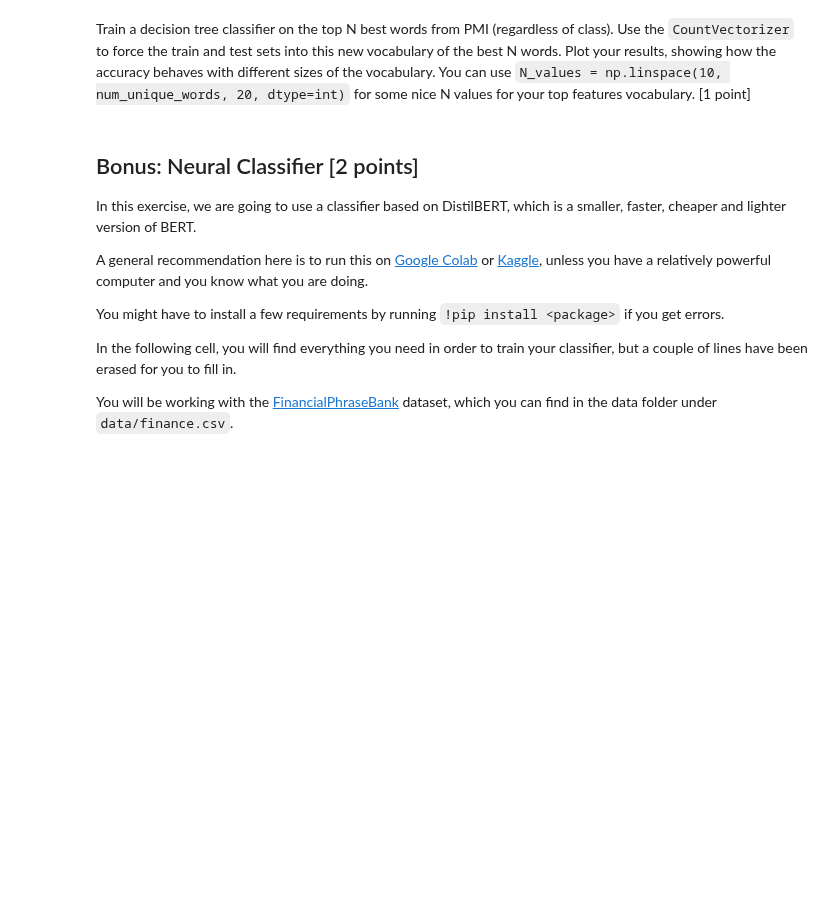
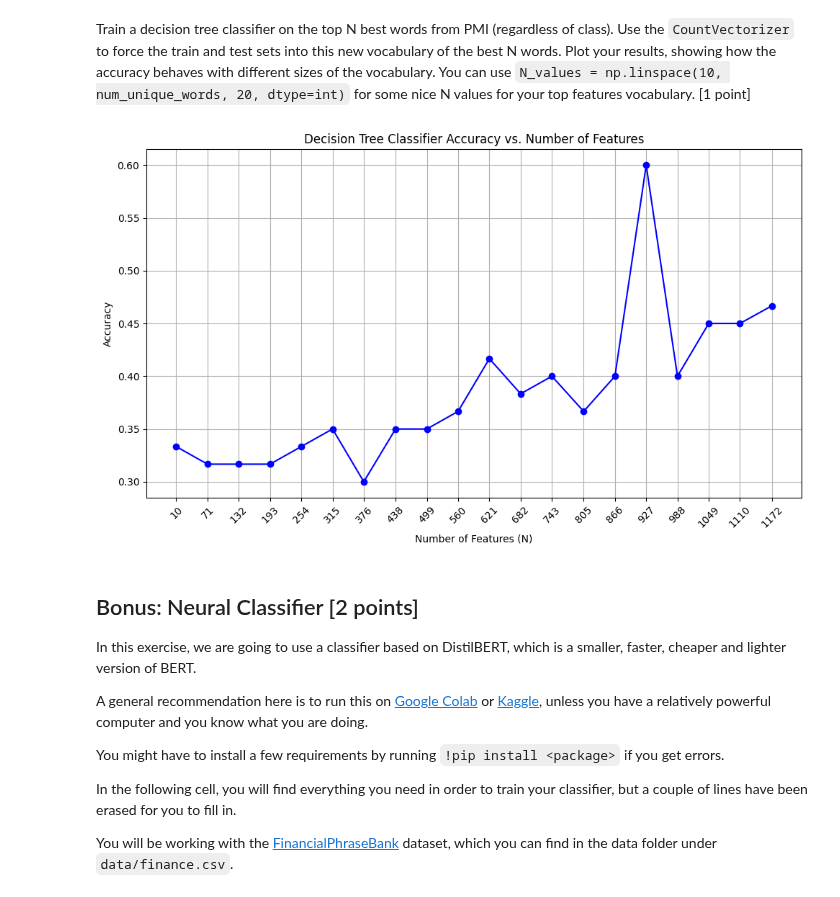
Before and after one commit to Maxewang0220/SNLP, a Jupyter notebook: Assignment_7/Assignment7.ipynb, the cells around one changed output. Saved outputs shown, nothing was run; the diff lists cells and outputs as text; code cells hidden in the pictures; blank space fills up the shorter version.

```diff
--- a/Assignment_7/Assignment7.ipynb
+++ b/Assignment_7/Assignment7.ipynb
@@ -676,25 +758,69 @@ def top_n_features(pmi: Dict[Tuple[str, int], float], label_mapping: Dict[int, s
 Train a decision tree classifier on the top N best words from PMI (regardless of class). Use the `CountVectorizer` to force the train and test sets into this new vocabulary of the best N words. Plot your results, showing how the accuracy behaves with different sizes of the vocabulary.
 You can use `N_values = np.linspace(10, num_unique_words, 20, dtype=int)` for some nice N values for your top features vocabulary. [1 point]
 # %%
+from sklearn.tree import DecisionTreeClassifier
+
 def top_n_features_overall(pmi: Dict[Tuple[str, int], float], N: int) -> List[str]:
     """Get top N features based on overall PMI scores.
 
     Args:
         pmi - Dictionary mapping (word, class_index) to PMI scores.
         N - Number of top features to return.
     Returns:
         top_features - List of top N features based on overall PMI scores.
     """
     # Your code here!
-    pass
+    max_pmi_per_word = defaultdict(lambda: -float("inf"))
+    for (word, class_index), pmi_score in pmi.items():
+        if pmi_score > max_pmi_per_word[word]:
+            max_pmi_per_word[word] = pmi_score
+
+    # Sort words by their maximum PMI score and take the top N
+    sorted_features = sorted(
+        max_pmi_per_word.items(), key=lambda x: x[1], reverse=True
+    )[:N]
+
+    top_features = [word for word, _ in sorted_features[:N]]
+
+    return top_features
+
 
 # Determine number of unique words
+num_unique_words = len(word_freq_counts)
+
 
 # Define intervals for N
+N_values = np.linspace(10, num_unique_words, 20, dtype=int)
+accuracies_dt = []
 
 # Train decision tree classifier for each value of N
+for N in N_values:
+    top_N_vocab = top_n_features_overall(pmi, N)
+
+    vectorizer_pmi = CountVectorizer(vocabulary=top_N_vocab)
+    X_train_pmi = vectorizer_pmi.fit_transform(X_train_tweet)
+    X_test_pmi = vectorizer_pmi.transform(X_test_tweet)
+
+    dt_classifier = DecisionTreeClassifier(random_state=42)
+    dt_classifier.fit(X_train_pmi, y_train_tweet)
+
+    predictions_dt = dt_classifier.predict(X_test_pmi)
+    accuracy_dt = accuracy_score(y_test_tweet, predictions_dt)
+    accuracies_dt.append(accuracy_dt)
+
 
 # Plot results
+plt.figure(figsize=(10, 6))
+plt.plot(N_values, accuracies_dt, marker="o", linestyle="-", color="blue")
+plt.title("Decision Tree Classifier Accuracy vs. Number of Features")
+plt.xlabel("Number of Features (N)")
+plt.ylabel("Accuracy")
+plt.xticks(N_values, rotation=45)
+plt.grid()
+plt.tight_layout()
+plt.show()
+# %% [output]
+[figure, added]
 # %% [markdown]
 ## Bonus: Neural Classifier [2 points]
 
```
Also changed, not shown: parts of 5 cells of this notebook.
